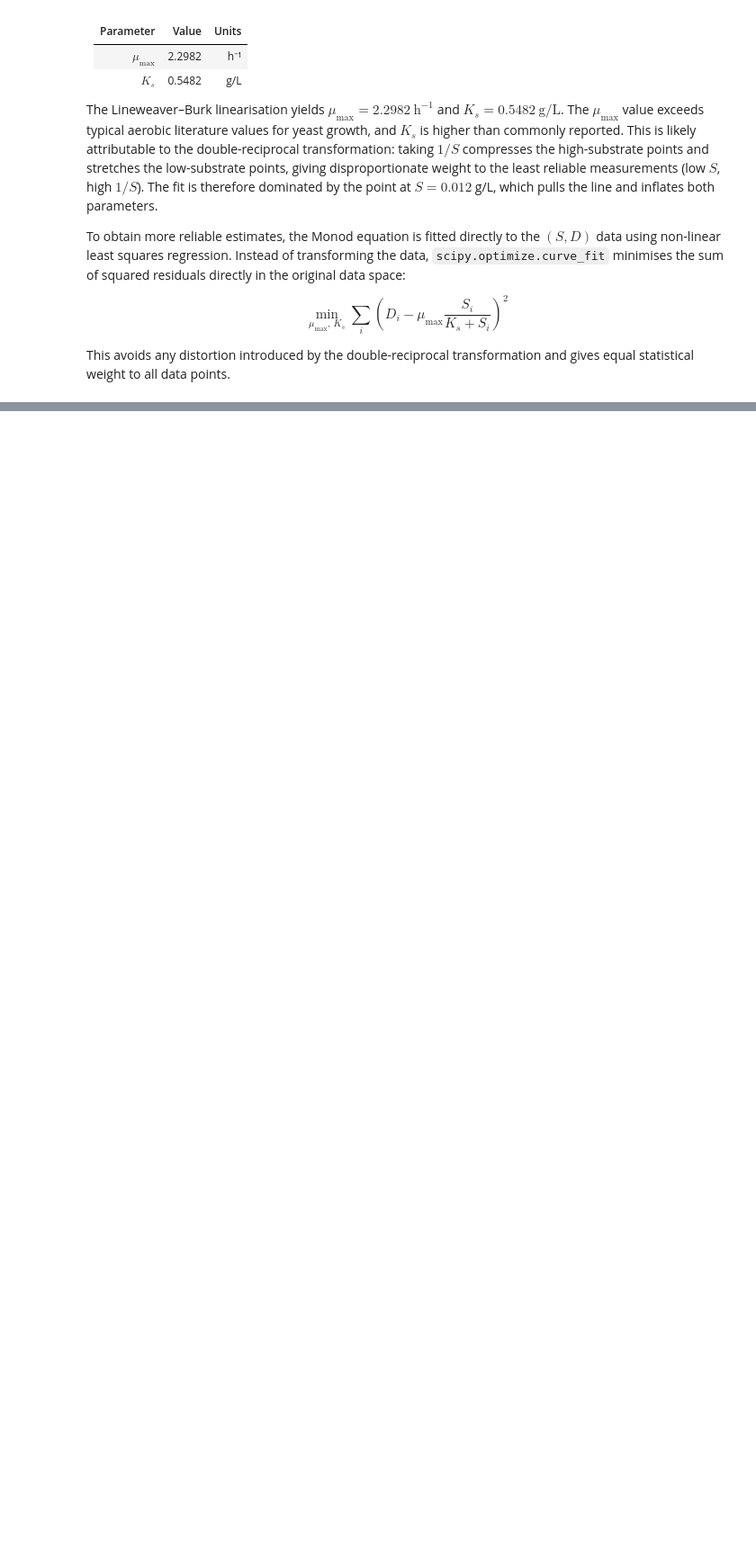
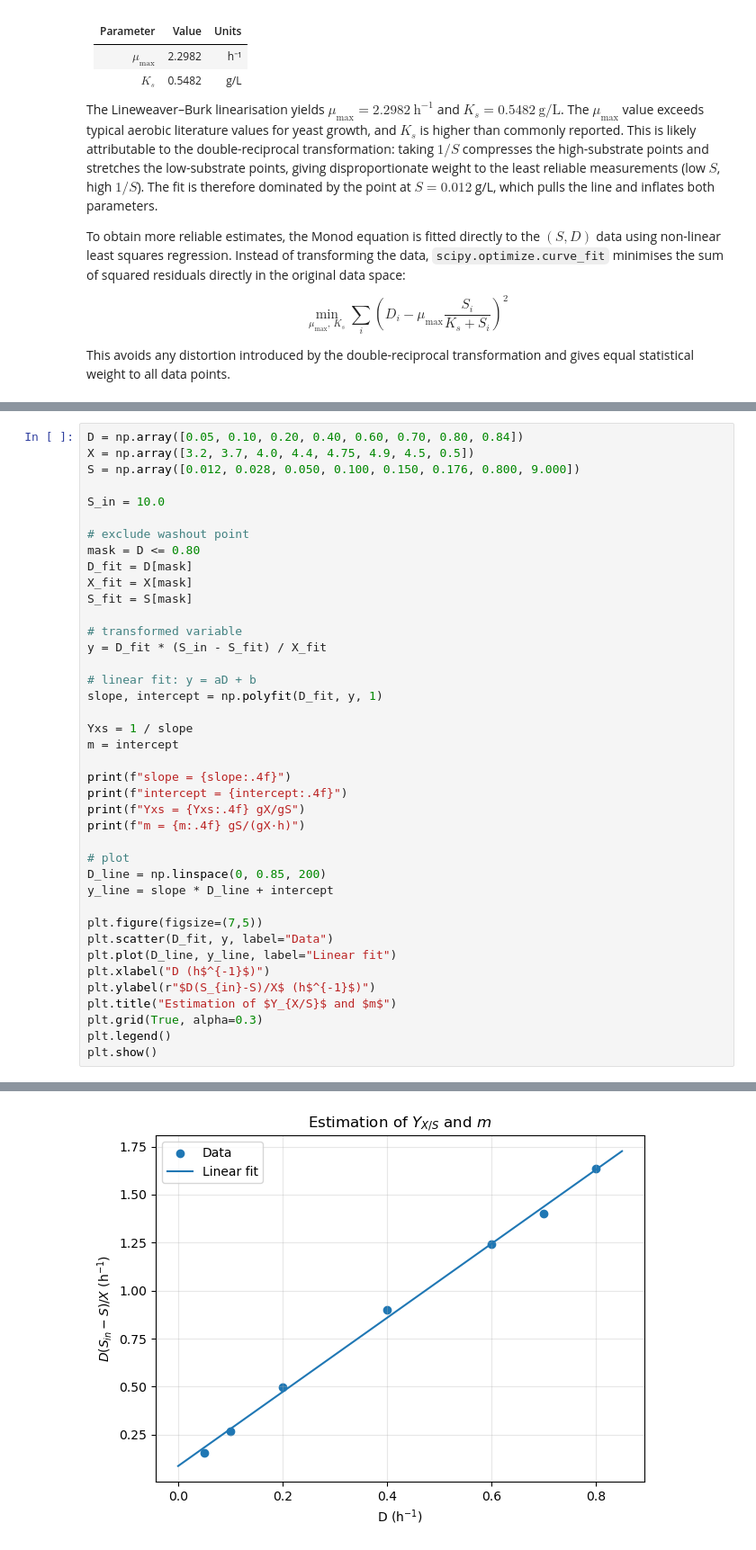
Before and after one commit to vicollari/bioreactor_simulation, a Jupyter notebook: bioreactor_simulation/project2/exercise4.ipynb, the cells around one changed output, grey strips where cells are left out. Shown at 90% size. Drawn from its saved outputs; the diff is of its cells as text; blank space fills up the shorter version.

```diff
--- a/bioreactor_simulation/project2/exercise4.ipynb
+++ b/bioreactor_simulation/project2/exercise4.ipynb
@@ -203,0 +223,41 @@ The $1\sigma$ uncertainties from the covariance matrix of `curve_fit` further qu
+# %%
+D = np.array([0.05, 0.10, 0.20, 0.40, 0.60, 0.70, 0.80, 0.84])
+X = np.array([3.2, 3.7, 4.0, 4.4, 4.75, 4.9, 4.5, 0.5])
+S = np.array([0.012, 0.028, 0.050, 0.100, 0.150, 0.176, 0.800, 9.000])
+
+S_in = 10.0
+
+# exclude washout point
+mask = D <= 0.80
+D_fit = D[mask]
+X_fit = X[mask]
+S_fit = S[mask]
+
+# transformed variable
+y = D_fit * (S_in - S_fit) / X_fit
+
+# linear fit: y = aD + b
+slope, intercept = np.polyfit(D_fit, y, 1)
+
+Yxs = 1 / slope
+m = intercept
+
+print(f"slope = {slope:.4f}")
+print(f"intercept = {intercept:.4f}")
+print(f"Yxs = {Yxs:.4f} gX/gS")
+print(f"m = {m:.4f} gS/(gX·h)")
+
+# plot
+D_line = np.linspace(0, 0.85, 200)
+y_line = slope * D_line + intercept
+
+plt.figure(figsize=(7,5))
+plt.scatter(D_fit, y, label="Data")
+plt.plot(D_line, y_line, label="Linear fit")
+plt.xlabel("D (h$^{-1}$)")
+plt.ylabel(r"$D(S_{in}-S)/X$ (h$^{-1}$)")
+plt.title("Estimation of $Y_{X/S}$ and $m$")
+plt.grid(True, alpha=0.3)
+plt.legend()
+plt.show()
+# %% [output]
@@ -203,0 +268 @@ The $1\sigma$ uncertainties from the covariance matrix of `curve_fit` further qu
+[figure, added]
```
Also changed, not shown: parts of 5 cells of this notebook, 1 other file.
